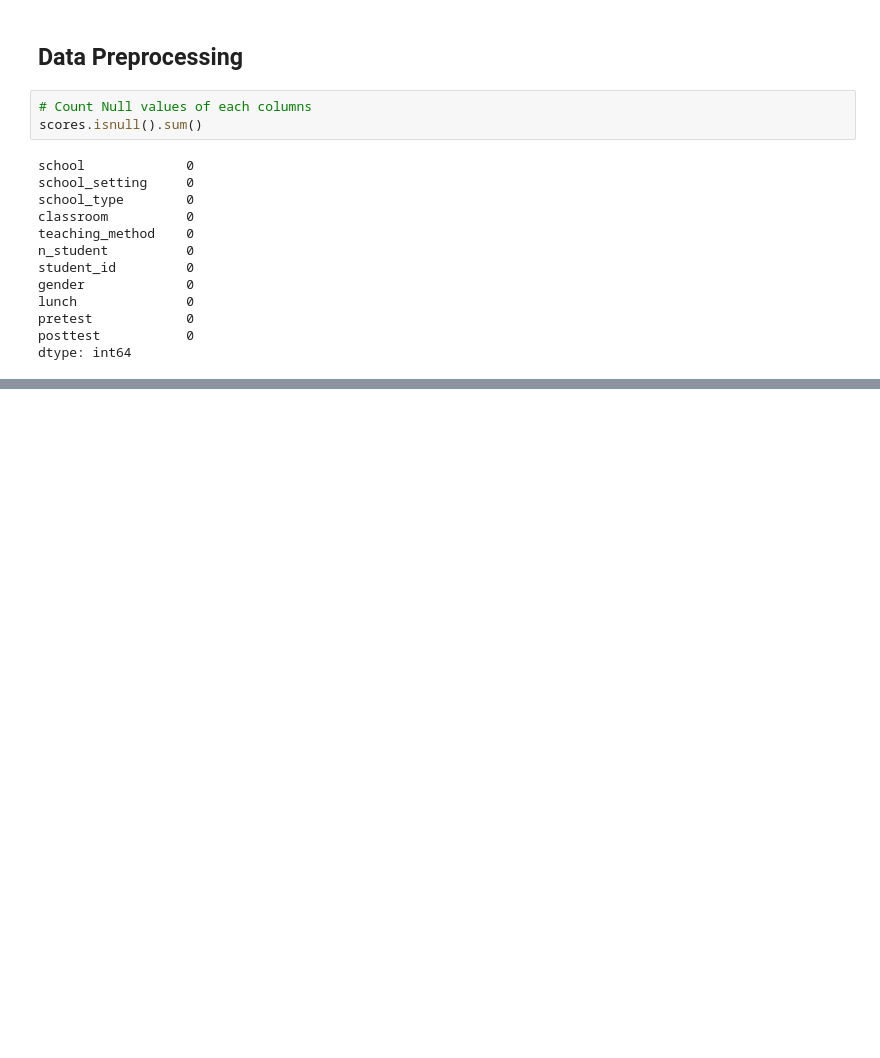
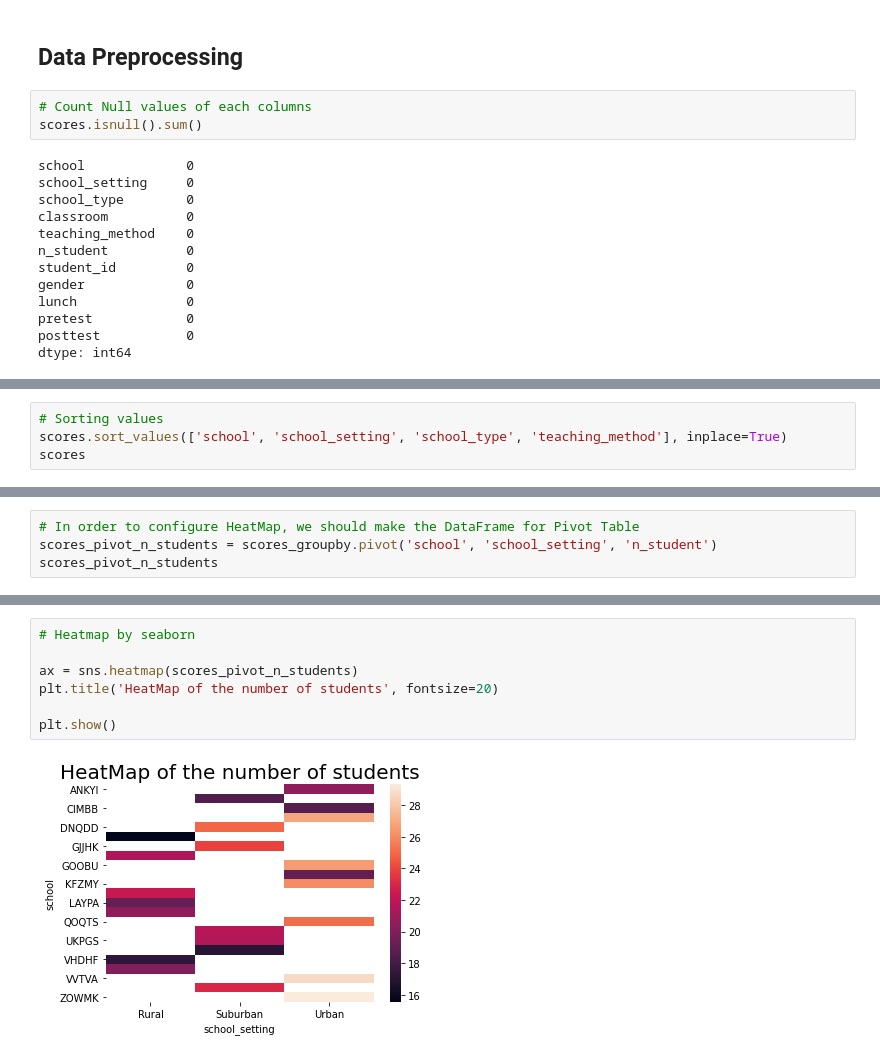
Before and after one commit to escortKwon/IndividualProjects_for_Portfolio, a Jupyter notebook: Test Scores/Test Scores.ipynb, the cells around one changed output, grey strips where cells are left out. Drawn from its saved outputs; the diff is of its cells as text; blank space fills up the shorter version.

```diff
--- a/Test Scores/Test Scores.ipynb
+++ b/Test Scores/Test Scores.ipynb
@@ -69,0 +117,4 @@ NameError: name 'scores' is not defined
+# %%
+# Sorting values
+scores.sort_values(['school', 'school_setting', 'school_type', 'teaching_method'], inplace=True)
+scores
@@ -69,0 +227,4 @@ NameError: name 'scores' is not defined
+# %%
+# In order to configure HeatMap, we should make the DataFrame for Pivot Table
+scores_pivot_n_students = scores_groupby.pivot('school', 'school_setting', 'n_student')
+scores_pivot_n_students
@@ -69,0 +250,9 @@ NameError: name 'scores' is not defined
+# %%
+# Heatmap by seaborn
+
+ax = sns.heatmap(scores_pivot_n_students)
+plt.title('HeatMap of the number of students', fontsize=20)
+
+plt.show()
+# %% [output]
+[figure, added]
```
Also changed, not shown: parts of 18 cells of this notebook, 2 other files.
